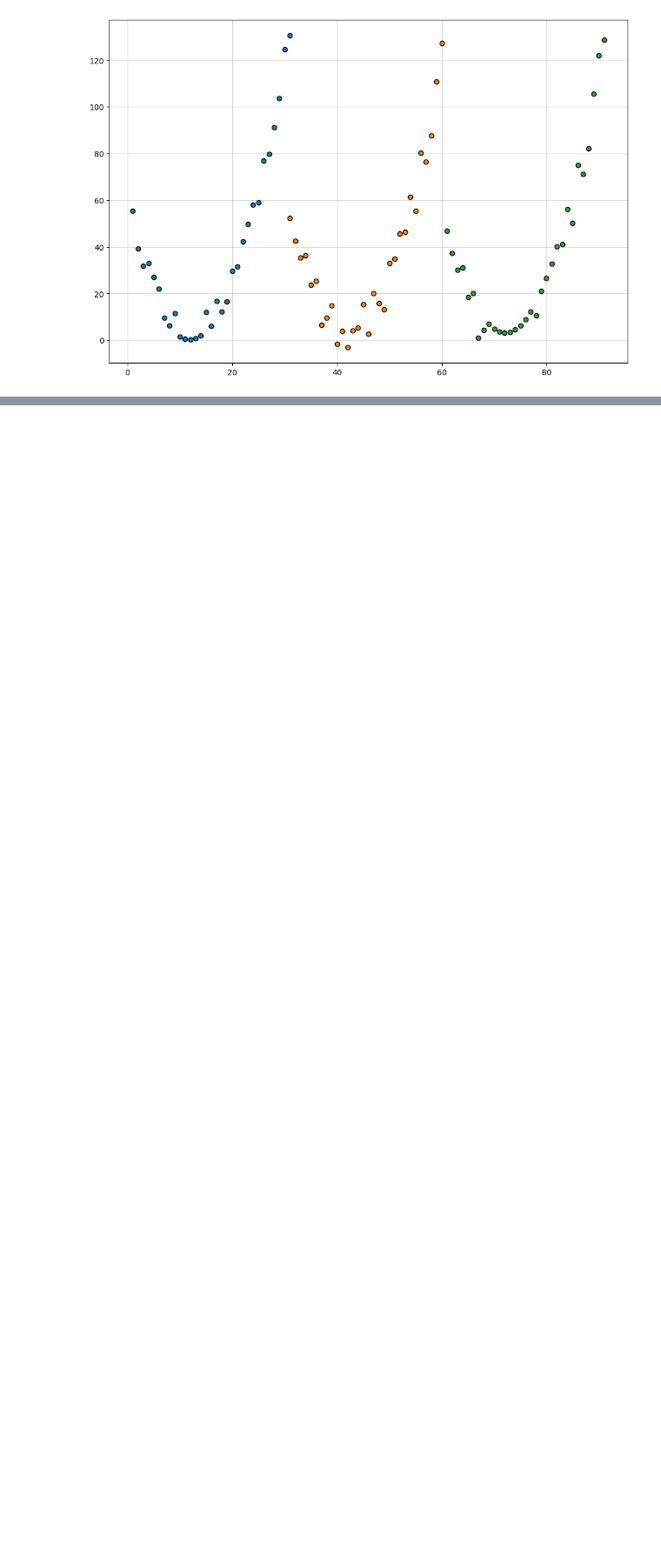
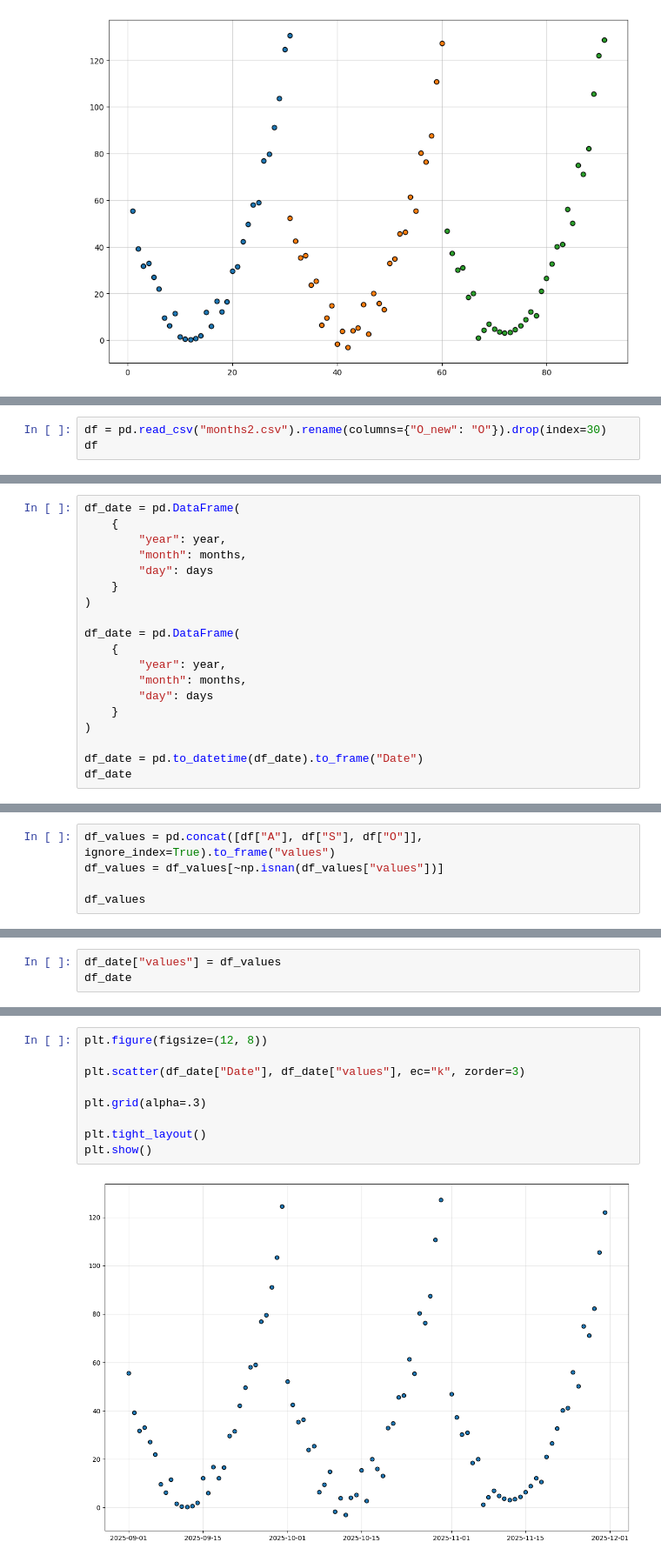
Before and after one commit to egorbeckish/Masters-program, a Jupyter notebook: 1. First Course/Semester 1/Нелинейная оптимизация/4. Декабрь/05.12.2025/Бекиш.ipynb, the cells around one changed output, grey strips where cells are left out. Shown at 87% size. Drawn from its saved outputs; the diff is of its cells as text; blank space fills up the shorter version.

```diff
--- a/1. First Course/Semester 1/Нелинейная оптимизация/4. Декабрь/05.12.2025/Бекиш.ipynb
+++ b/1. First Course/Semester 1/Нелинейная оптимизация/4. Декабрь/05.12.2025/Бекиш.ipynb
@@ -244,0 +156,3 @@ plt.show()
+# %%
+df = pd.read_csv("months2.csv").rename(columns={"O_new": "O"}).drop(index=30)
+df
@@ -244,0 +192,19 @@ plt.show()
+# %%
+df_date = pd.DataFrame(
+	{
+		"year": year,
+		"month": months,
+		"day": days
+	}
+)
+
+df_date = pd.DataFrame(
+	{
+		"year": year,
+		"month": months,
+		"day": days
+	}
+)
+
+df_date = pd.to_datetime(df_date).to_frame("Date")
+df_date
@@ -244,0 +225,5 @@ plt.show()
+# %%
+df_values = pd.concat([df["A"], df["S"], df["O"]], ignore_index=True).to_frame("values")
+df_values = df_values[~np.isnan(df_values["values"])]
+
+df_values
@@ -244,0 +244,3 @@ plt.show()
+# %%
+df_date["values"] = df_values
+df_date
@@ -244,0 +261,11 @@ plt.show()
+# %%
+plt.figure(figsize=(12, 8))
+
+plt.scatter(df_date["Date"], df_date["values"], ec="k", zorder=3)
+
+plt.grid(alpha=.3)
+
+plt.tight_layout()
+plt.show()
+# %% [output]
+[figure, added]
```
Also changed, not shown: parts of 14 cells of this notebook.
